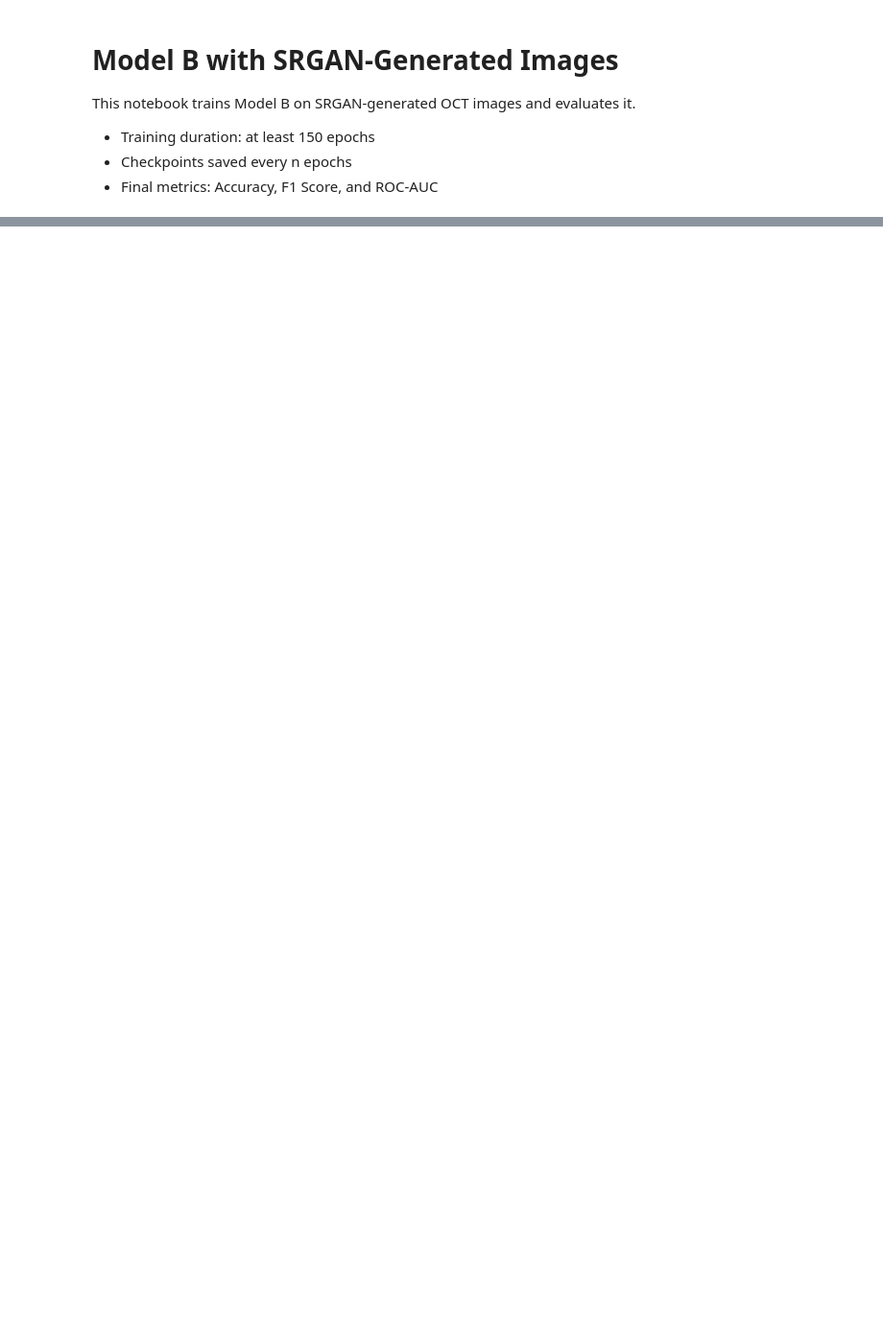
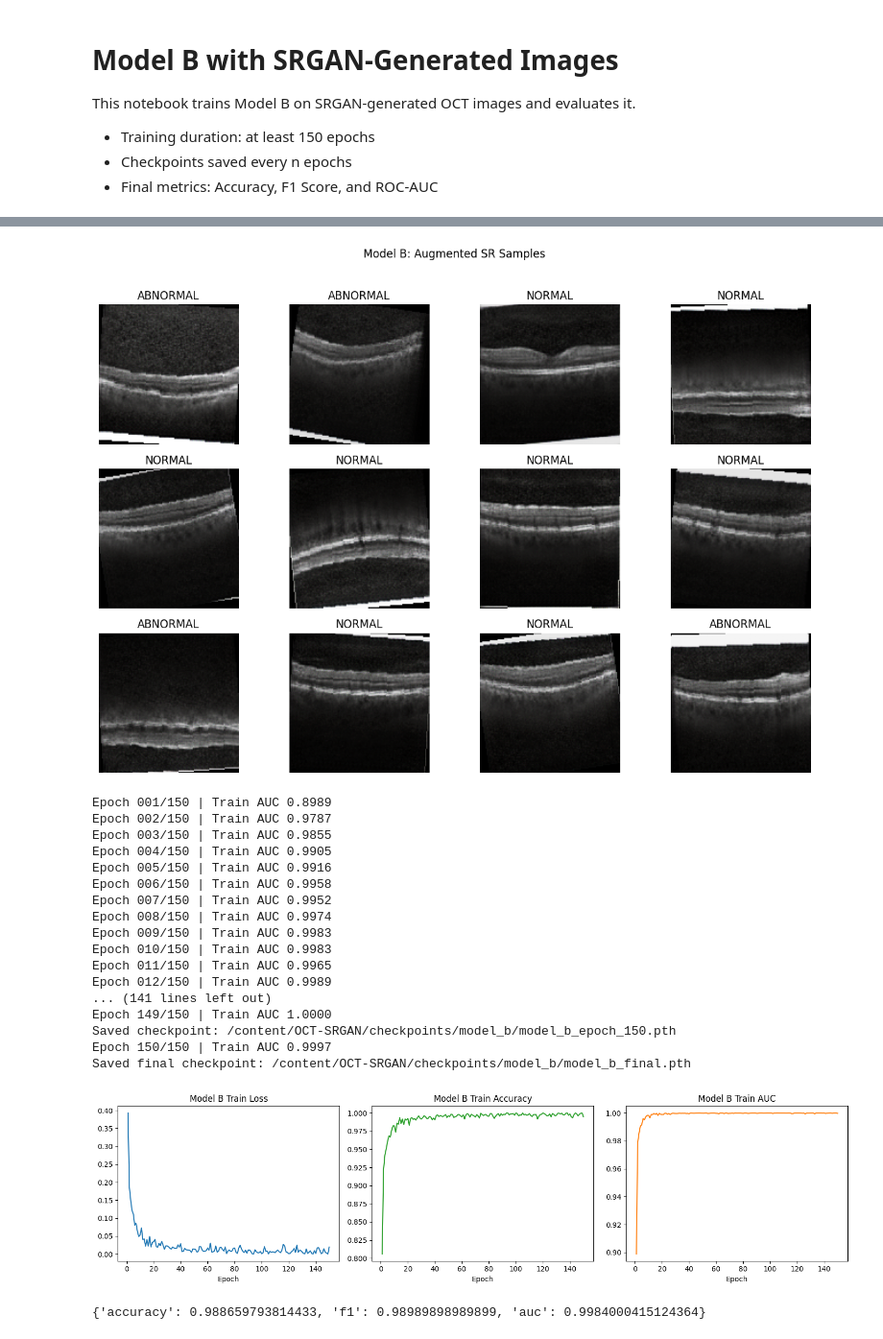
Before and after one commit to ajaydsudhir/OCT-SRGAN, a Jupyter notebook: notebooks/model_b.ipynb, the cells around one changed output, grey strips where cells are left out. Shown at 96% size. Saved outputs shown, nothing was run; the diff lists cells and outputs as text; code cells hidden in the pictures; blank space fills up the shorter version.

```diff
--- a/notebooks/model_b.ipynb
+++ b/notebooks/model_b.ipynb
@@ -174,11 +212,14 @@ plt.show()
 img_mean = torch.tensor([0.485, 0.456, 0.406]).view(3, 1, 1)
 img_std = torch.tensor([0.229, 0.224, 0.225]).view(3, 1, 1)
 
-# Normalize image tensors for model input.def norm_img(img_x):
+# Normalize image tensors for model input.
+def norm_img(img_x):
     return (img_x - img_mean) / img_std
 
-# Dataset for augmented SR training samples.class SRTrainSet(Dataset):
-    # Initialize class state.    def __init__(self, data_x, data_y, aug_on=True):
+# Dataset for augmented SR training samples.
+class SRTrainSet(Dataset):
+    # Initialize class state.
+    def __init__(self, data_x, data_y, aug_on=True):
         self.data_x = data_x
         self.data_y = data_y
         self.aug_on = aug_on
@@ -193,17 +234,21 @@ img_std = torch.tensor([0.229, 0.224, 0.225]).view(3, 1, 1)
             ]
         )
 
-    # Return the dataset size.    def __len__(self):
+    # Return the dataset size.
+    def __len__(self):
         return self.data_x.size(0)
 
-    # Return a single sample.    def __getitem__(self, idx):
+    # Return a single sample.
+    def __getitem__(self, idx):
         img_x = self.data_x[idx]
         if self.aug_on:
             img_x = self.aug_tf(img_x)
         return norm_img(img_x), self.data_y[idx]
 
-# Dataset for evaluation samples.class EvalSet(Dataset):
-    # Initialize class state.    def __init__(self, data_df):
+# Dataset for evaluation samples.
+class EvalSet(Dataset):
+    # Initialize class state.
+    def __init__(self, data_df):
         self.data_df = data_df.reset_index(drop=True)
         self.eval_tf = transforms.Compose(
             [
@@ -212,10 +257,12 @@ img_std = torch.tensor([0.229, 0.224, 0.225]).view(3, 1, 1)
             ]
         )
 
-    # Return the dataset size.    def __len__(self):
+    # Return the dataset size.
+    def __len__(self):
         return len(self.data_df)
 
-    # Return a single sample.    def __getitem__(self, idx):
+    # Return a single sample.
+    def __getitem__(self, idx):
         row = self.data_df.iloc[idx]
         img = Image.open(row["path"]).convert("RGB")
         img_x = norm_img(self.eval_tf(img))
@@ -241,7 +288,8 @@ test_loader = DataLoader(
     pin_memory=True,
 )
 
-# Convert normalized tensors for display.def denorm_img(img_x):
+# Convert normalized tensors for display.
+def denorm_img(img_x):
     return (img_x.cpu() * img_std) + img_mean
 
 aug_x, aug_y = next(iter(train_loader))
@@ -271,7 +319,8 @@ net = net.to(device)
 loss_fn = nn.BCEWithLogitsLoss()
 opt = optim.Adam(filter(lambda param: param.requires_grad, net.parameters()), lr=learn_rate)
 
-# Run one training or evaluation pass.def run_pass(data_loader, train_on):
+# Run one training or evaluation pass.
+def run_pass(data_loader, train_on):
     net.train(train_on)
     loss_sum = 0.0
     prob_all, lab_all = [], []
@@ -306,10 +355,18 @@ for epoch in range(1, epochs + 1):
     loss_val, acc_val, auc_val = run_pass(train_loader, True)
     log_rows.append({"epoch": epoch, "train_loss": loss_val, "train_acc": acc_val, "train_auc": auc_val})
     if epoch % save_gap == 0:
-        torch.save(net.state_dict(), ckpt_dir / f"model_b_epoch_{epoch:03d}.pth")
+        epoch_ckpt_path = ckpt_dir / f"model_b_epoch_{epoch:03d}.pth"
+        torch.save(net.state_dict(), epoch_ckpt_path)
+        if not epoch_ckpt_path.exists():
+            raise RuntimeError(f"Checkpoint save failed: {epoch_ckpt_path}")
+        print(f"Saved checkpoint: {epoch_ckpt_path}")
     print(f"Epoch {epoch:03d}/{epochs} | Train AUC {auc_val:.4f}")
 
-torch.save(net.state_dict(), ckpt_dir / "model_b_final.pth")
+final_ckpt_path = ckpt_dir / "model_b_final.pth"
+torch.save(net.state_dict(), final_ckpt_path)
+if not final_ckpt_path.exists():
+    raise RuntimeError(f"Final checkpoint save failed: {final_ckpt_path}")
+print(f"Saved final checkpoint: {final_ckpt_path}")
 log_df = pd.DataFrame(log_rows)
 
 fig, axis = plt.subplots(1, 3, figsize=(15, 4))
@@ -327,31 +384,52 @@ plt.show()
 
 log_df.tail()
 
-net.load_state_dict(torch.load(ckpt_dir / "model_b_final.pth", map_location=device))
+net.load_state_dict(torch.load(final_ckpt_path, map_location=device))
 net.eval()
 prob_all, lab_all = [], []
 with torch.no_grad():
     for img_x, img_y in test_loader:
         img_x = img_x.to(device, non_blocking=True)
         logits = net(img_x)
         prob_all.append(torch.sigmoid(logits).cpu().numpy().ravel())
         lab_all.append(img_y.numpy().ravel())
 
 y_prob = np.concatenate(prob_all)
 y_true = np.concatenate(lab_all).astype(int)
 y_pred = (y_prob >= 0.5).astype(int)
 
 score_b = {
     "accuracy": float(accuracy_score(y_true, y_pred)),
     "f1": float(f1_score(y_true, y_pred)),
     "auc": float(roc_auc_score(y_true, y_prob)),
 }
 print(score_b)
 
 score_df = pd.DataFrame([score_b], index=["Model B"])
 score_df
 
 pred_df = test_df.copy()
 pred_df["prob_abnormal"] = y_prob
 pred_df["pred_label"] = y_pred
 pred_df.head()
+# %% [output]
+[figure, added]
+Epoch 001/150 | Train AUC 0.8989
+Epoch 002/150 | Train AUC 0.9787
+Epoch 003/150 | Train AUC 0.9855
+Epoch 004/150 | Train AUC 0.9905
+Epoch 005/150 | Train AUC 0.9916
+Epoch 006/150 | Train AUC 0.9958
+Epoch 007/150 | Train AUC 0.9952
+Epoch 008/150 | Train AUC 0.9974
+Epoch 009/150 | Train AUC 0.9983
+Epoch 010/150 | Train AUC 0.9983
+Epoch 011/150 | Train AUC 0.9965
+Epoch 012/150 | Train AUC 0.9989
+... (141 lines left out)
+Epoch 149/150 | Train AUC 1.0000
+Saved checkpoint: /content/OCT-SRGAN/checkpoints/model_b/model_b_epoch_150.pth
+Epoch 150/150 | Train AUC 0.9997
+Saved final checkpoint: /content/OCT-SRGAN/checkpoints/model_b/model_b_final.pth
+[figure, added]
+{'accuracy': 0.988659793814433, 'f1': 0.98989898989899, 'auc': 0.9984000415124364}
```
Also changed, not shown: parts of 3 cells of this notebook, 8 other files.
